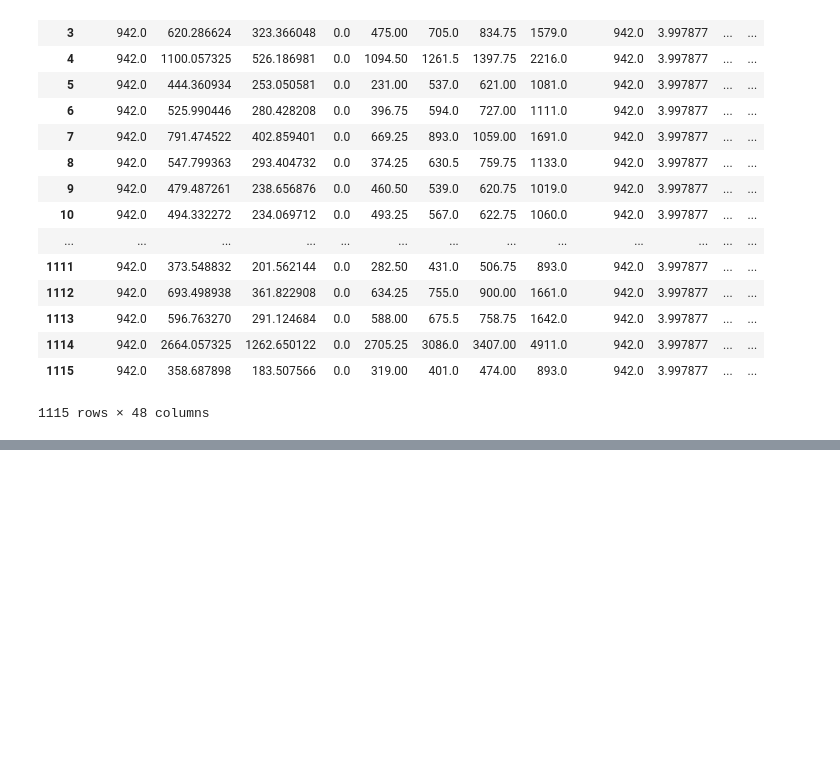
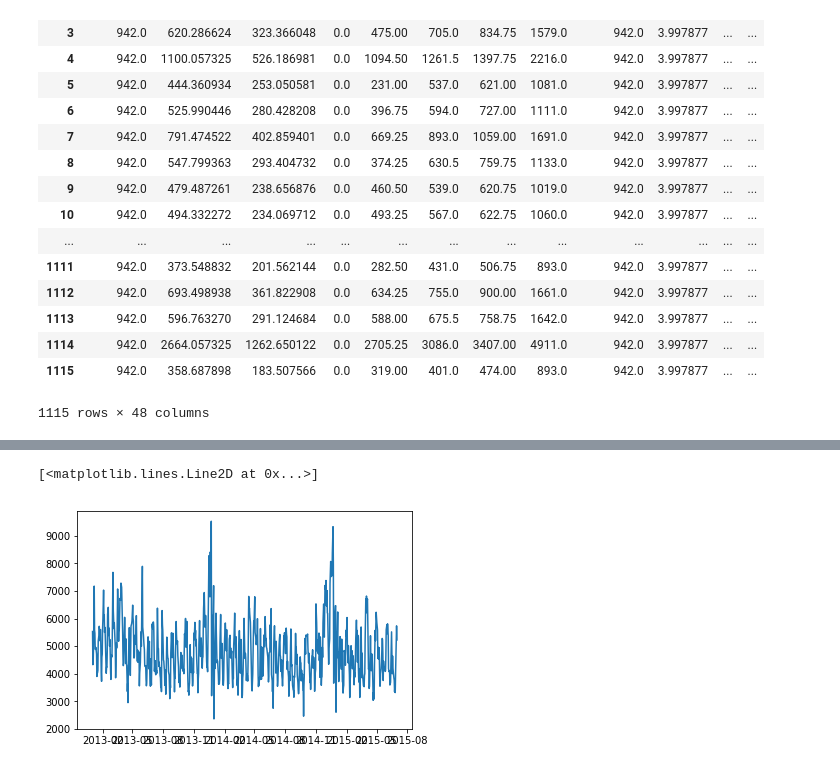
Before and after one commit to nikv96/CZ4032-Assignment, a Jupyter notebook: data-analysis.ipynb, the cells around one changed output, grey strips where cells are left out. Cells and saved outputs as stored; diff of their text form; code cells hidden in the pictures; blank space fills up the shorter version.

```diff
--- a/data-analysis.ipynb
+++ b/data-analysis.ipynb
@@ -153,0 +246,9 @@ training_df.groupby([training_df['Store']]).describe()
+# %%
+# store 1 sales summary
+store1_df = training_df[training_df['Store'] == 1]
+store1_df = store1_df[store1_df['Open'] == 1]
+store1_df = store1_df[store1_df['Date'] <= '2015-07']
+plt.plot(store1_df['Date'], store1_df['Sales'])
+# %% [output]
+[<matplotlib.lines.Line2D at 0x...>]
+[figure, added]
```
Also changed, not shown: parts of 8 cells of this notebook.
